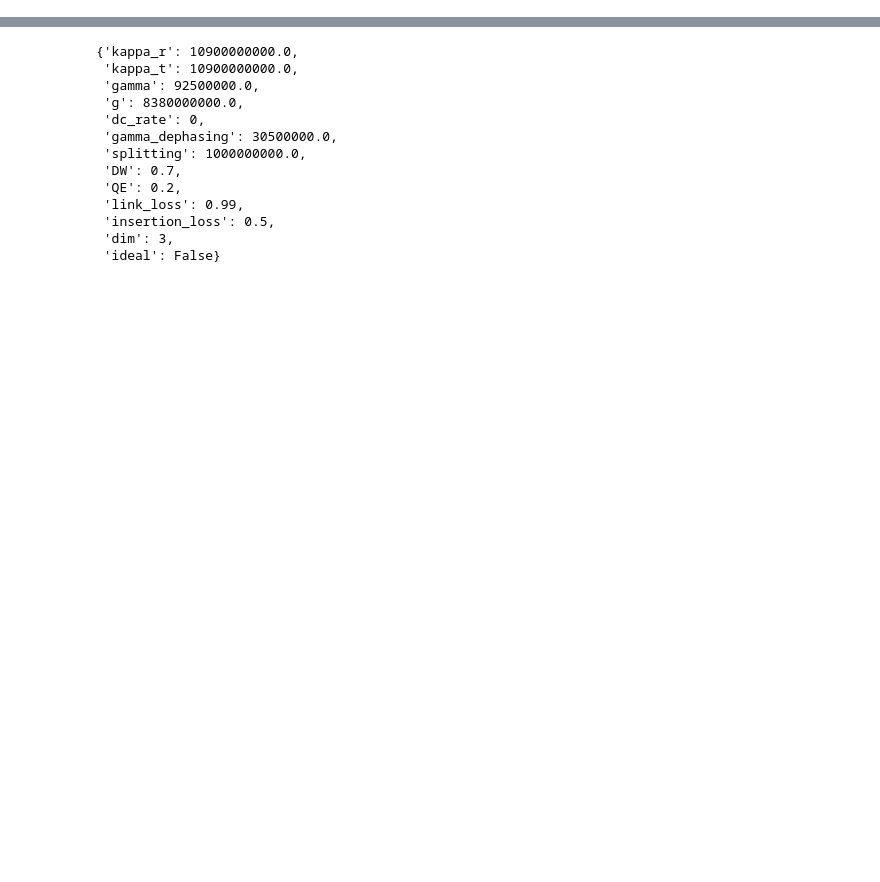
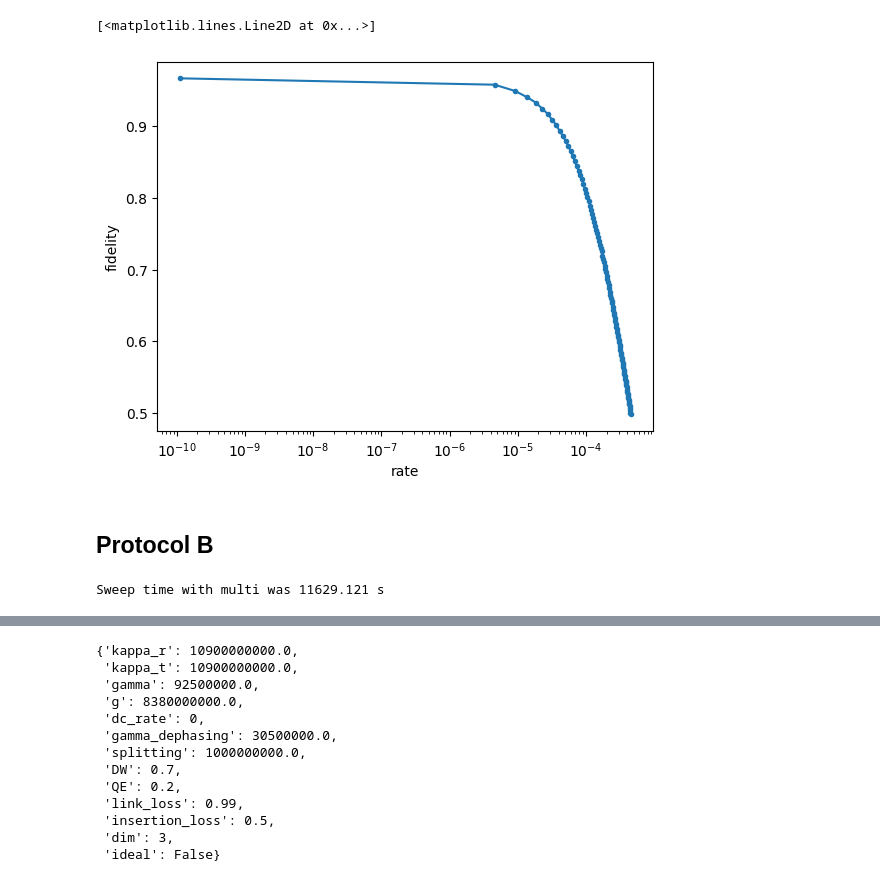
Before and after one commit to QuTech-Delft/QuREBB, a Jupyter notebook: tutorial_simulations/notebooks/Tutorial sweep.ipynb, the cells around one changed output, grey strips where cells are left out. Drawn from its saved outputs; the diff is of its cells as text; code cells hidden in the pictures; blank space fills up the shorter version.

```diff
--- a/tutorial_simulations/notebooks/Tutorial sweep.ipynb
+++ b/tutorial_simulations/notebooks/Tutorial sweep.ipynb
@@ -44,0 +68,7 @@ emission_params.update(common_params)
+# %%
+ps_A.dataset_fidelity_rate.fidelity.plot(xscale='log', marker='.')
+# %% [output]
+[<matplotlib.lines.Line2D at 0x...>]
+[figure, added]
+# %% [markdown]
+## Protocol B
@@ -44,0 +84,4 @@ emission_params.update(common_params)
+# %%
+ps_B.run()
+# %% [output]
+Sweep time with multi was 11629.121 s
```
Also changed, not shown: parts of 36 cells of this notebook, 26 other files.
